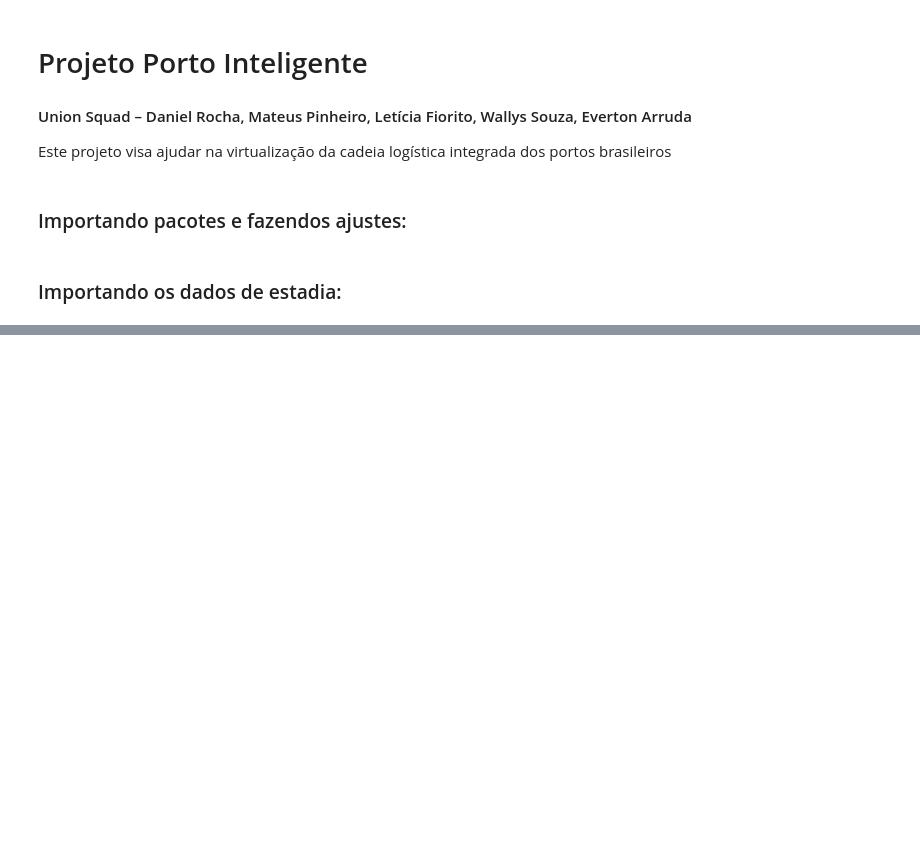
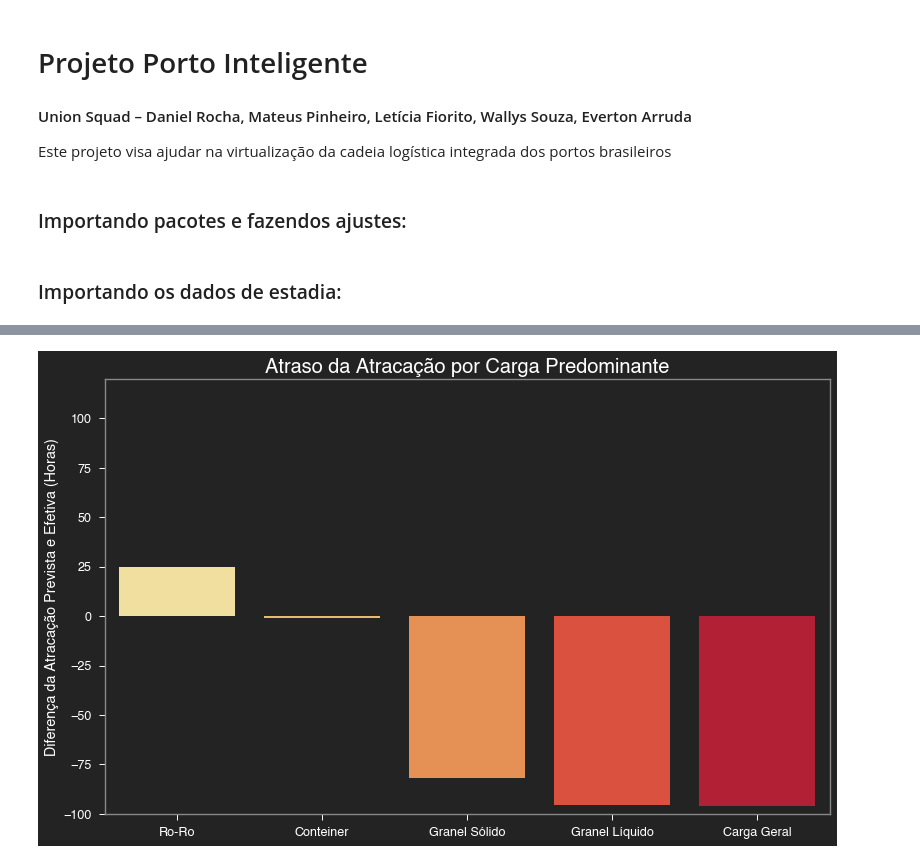
Before and after one commit to danielnrocha/BrasilHackExport, a Jupyter notebook: Projeto Porto Inteligente.ipynb, the cells around one changed output, grey strips where cells are left out. Saved outputs shown, nothing was run; the diff lists cells and outputs as text; code cells hidden in the pictures; blank space fills up the shorter version.

```diff
--- a/Projeto Porto Inteligente.ipynb
+++ b/Projeto Porto Inteligente.ipynb
@@ -95,0 +172,10 @@ vehicle_date.head(2)
+# %%
+dex = stays['Atracação Efetiva'].astype('datetime64[ns]')
+data = pd.DataFrame({'Date':dex.dt.date,'Hour':dex.dt.hour,
+            'Especialidade da Carga Predominante':stays['Especialidade da Carga Predominante'],
+    'Data':(stays
+    ['Atracação Prevista'] - stays['Atracação Efetiva']).astype('timedelta64[h]')}).groupby(
+    ['Especialidade da Carga Predominante'],as_index=False).mean()
+data.drop(columns=['Hour'],inplace=True)
+data.sort_values('Data',ascending=False,inplace=True)
+data
@@ -95,0 +189,9 @@ vehicle_date.head(2)
+# %%
+sns.barplot(data=data.sort_values(['Data'])[:10][-1::-1],x='Especialidade da Carga Predominante',
+            y='Data',palette='YlOrRd')
+plt.title('Atraso da Atracação por Carga Predominante')
+plt.ylabel('Diferença da Atracação Prevista e Efetiva (Horas)')
+plt.xlabel('')
+plt.ylim(-100,120,10);
+# %% [output]
+[figure, added]
```
Also changed, not shown: parts of 69 cells of this notebook, 1 other file.
